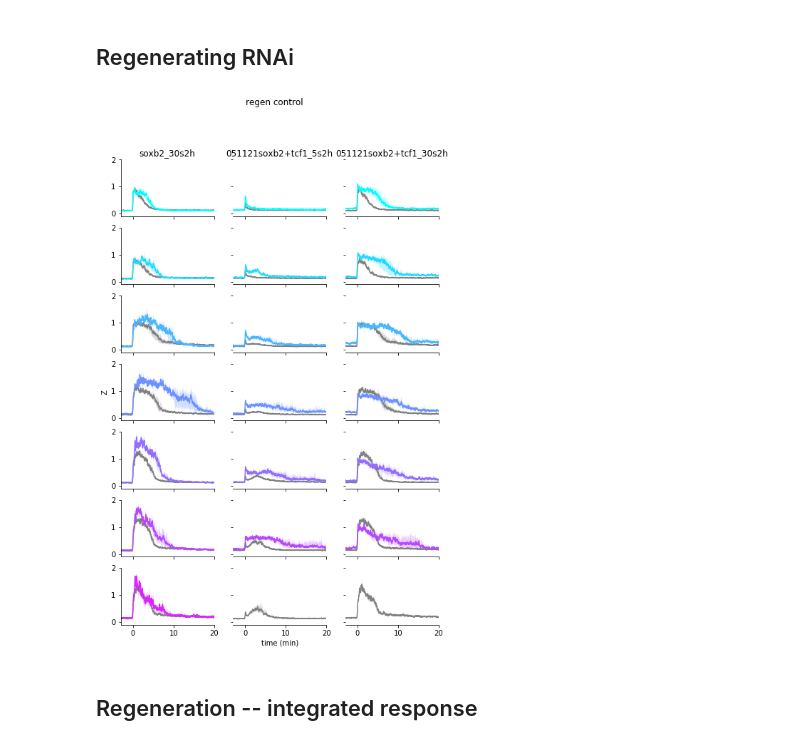
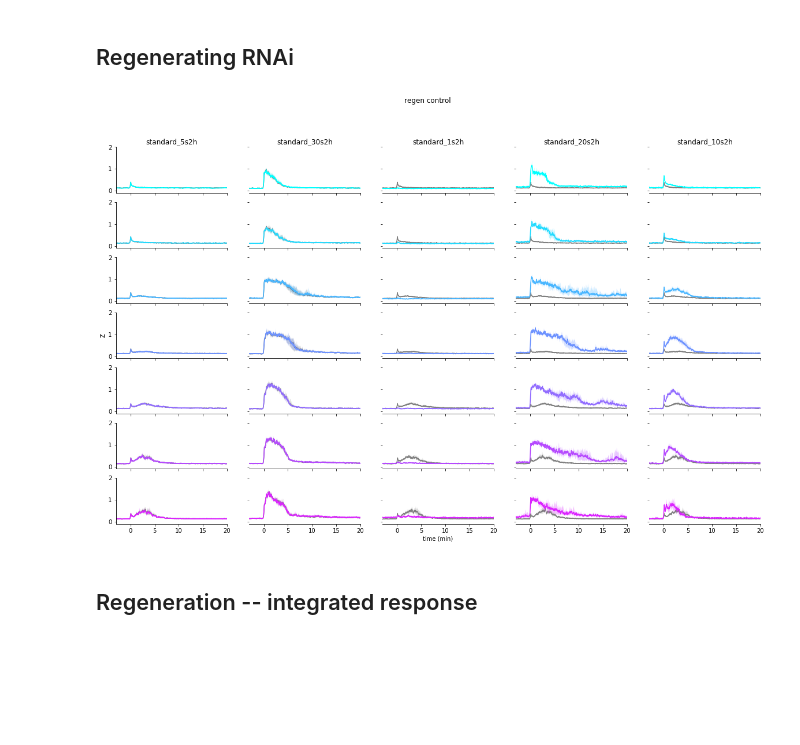
Before and after one commit to samuelbray32/behavior-lite, a Jupyter notebook: singlePulse.ipynb, the cells around one changed output. Saved outputs shown, nothing was run; the diff lists cells and outputs as text; code cells hidden in the pictures; blank space fills up the shorter version.

```diff
--- a/singlePulse.ipynb
+++ b/singlePulse.ipynb
@@ -32,12 +33,12 @@ fig,ax = rnai_response(interest,exclude,n_boot,statistic)
 # %%
 n_boot = 1e1
 statistic=np.median
 #plot_subset
-interest = ['sox']
+interest = ['standard']
 exclude = []
 fig,ax = rnai_response(interest,exclude,n_boot,statistic,regeneration=True)
 # %% [output]
-[figure, old version]
+[figure, new version]
 # %% [markdown]
 ## Regeneration -- integrated response
 # %%
```
Also changed, not shown: parts of 2 cells of this notebook, 3 other files.
